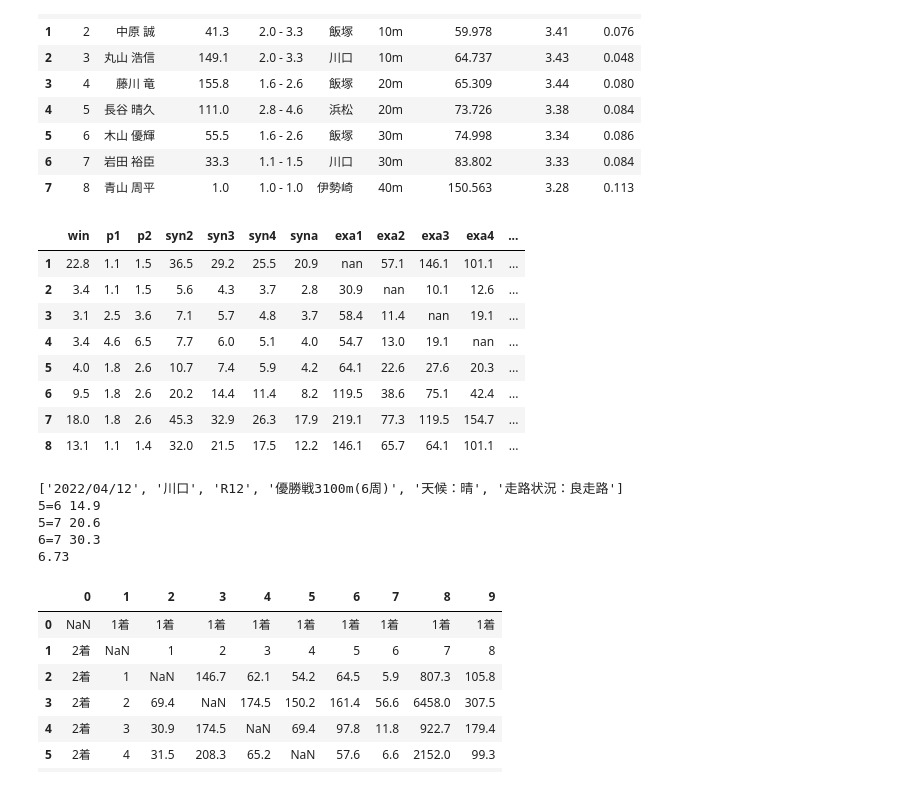
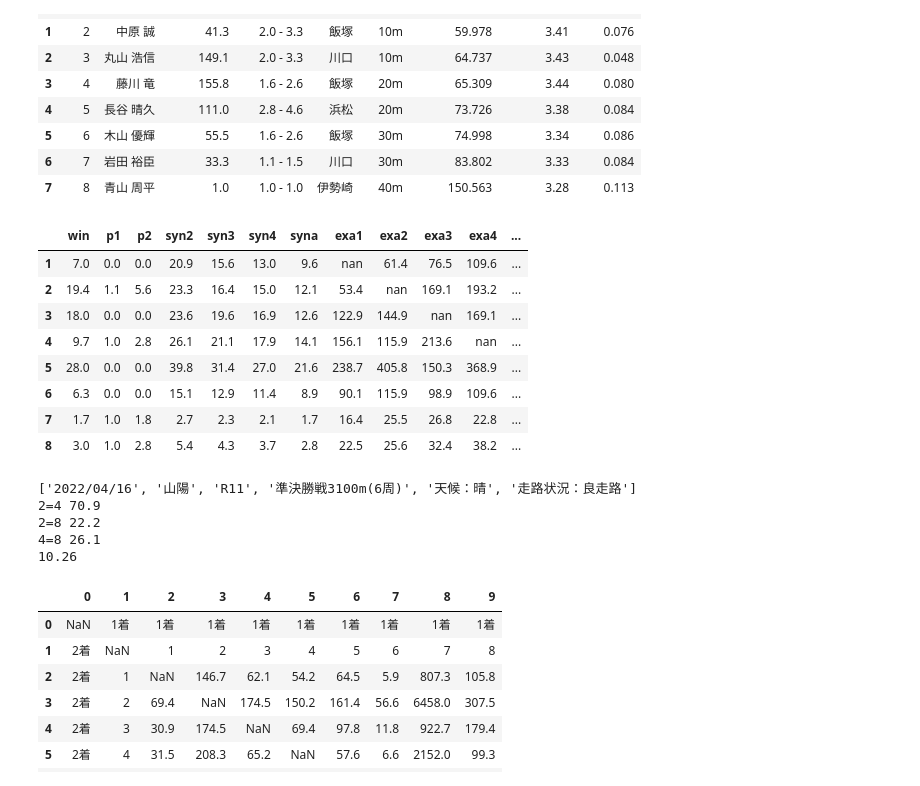
Before and after one commit to justgetwet/pygameauto, a Jupyter notebook: Untitled.ipynb, the cells around one changed output. Cells and saved outputs as stored; diff of their text form; code cells hidden in the pictures.

```diff
--- a/Untitled.ipynb
+++ b/Untitled.ipynb
@@ -35,24 +35,24 @@ race[2][0][0]
 | 6 | 7 | 岩田 裕臣 | 33.3 | 1.1 - 1.5 | 川口 | 30m | 83.802 | 3.33 | 0.084 |
 | 7 | 8 | 青山 周平 | 1.0 | 1.0 - 1.0 | 伊勢崎 | 40m | 150.563 | 3.28 | 0.113 |
 # %%
-dt, place, r = "20220412", "川口", 12
+dt, place, r = "20220416", "山陽", 11
 race = onerace(dt, place, str(r))
 df = oddswin(race)
 cmap = sns.color_palette("ch:s=-.25,rot=.25", as_cmap=True)
 df.style.background_gradient(cmap=cmap).set_precision(1)
 # %% [output]
 |  | win | p1 | p2 | syn2 | syn3 | syn4 | syna | exa1 | exa2 | exa3 | exa4 | ... |
-| 1 | 22.8 | 1.1 | 1.5 | 36.5 | 29.2 | 25.5 | 20.9 | nan | 57.1 | 146.1 | 101.1 | ... |
-| 2 | 3.4 | 1.1 | 1.5 | 5.6 | 4.3 | 3.7 | 2.8 | 30.9 | nan | 10.1 | 12.6 | ... |
-| 3 | 3.1 | 2.5 | 3.6 | 7.1 | 5.7 | 4.8 | 3.7 | 58.4 | 11.4 | nan | 19.1 | ... |
-| 4 | 3.4 | 4.6 | 6.5 | 7.7 | 6.0 | 5.1 | 4.0 | 54.7 | 13.0 | 19.1 | nan | ... |
-| 5 | 4.0 | 1.8 | 2.6 | 10.7 | 7.4 | 5.9 | 4.2 | 64.1 | 22.6 | 27.6 | 20.3 | ... |
-| 6 | 9.5 | 1.8 | 2.6 | 20.2 | 14.4 | 11.4 | 8.2 | 119.5 | 38.6 | 75.1 | 42.4 | ... |
-| 7 | 18.0 | 1.8 | 2.6 | 45.3 | 32.9 | 26.3 | 17.9 | 219.1 | 77.3 | 119.5 | 154.7 | ... |
-| 8 | 13.1 | 1.1 | 1.4 | 32.0 | 21.5 | 17.5 | 12.2 | 146.1 | 65.7 | 64.1 | 101.1 | ... |
+| 1 | 7.0 | 0.0 | 0.0 | 20.9 | 15.6 | 13.0 | 9.6 | nan | 61.4 | 76.5 | 109.6 | ... |
+| 2 | 19.4 | 1.1 | 5.6 | 23.3 | 16.4 | 15.0 | 12.1 | 53.4 | nan | 169.1 | 193.2 | ... |
+| 3 | 18.0 | 0.0 | 0.0 | 23.6 | 19.6 | 16.9 | 12.6 | 122.9 | 144.9 | nan | 169.1 | ... |
+| 4 | 9.7 | 1.0 | 2.8 | 26.1 | 21.1 | 17.9 | 14.1 | 156.1 | 115.9 | 213.6 | nan | ... |
+| 5 | 28.0 | 0.0 | 0.0 | 39.8 | 31.4 | 27.0 | 21.6 | 238.7 | 405.8 | 150.3 | 368.9 | ... |
+| 6 | 6.3 | 0.0 | 0.0 | 15.1 | 12.9 | 11.4 | 8.9 | 90.1 | 115.9 | 98.9 | 109.6 | ... |
+| 7 | 1.7 | 1.0 | 1.8 | 2.7 | 2.3 | 2.1 | 1.7 | 16.4 | 25.5 | 26.8 | 22.8 | ... |
+| 8 | 3.0 | 1.0 | 2.8 | 5.4 | 4.3 | 3.7 | 2.8 | 22.5 | 25.6 | 32.4 | 38.2 | ... |
 # %%
 odds_d = odds_dict(dt, place, r)
-box = 5, 6, 7
+box = 2, 4, 8
 cnb = [(0, 1), (0, 2), (1, 2)]
 bets = [str(box[a]) + "=" + str(box[b]) for a, b in cnb]
 odds_l = []
@@ -64,11 +64,11 @@ for bet in bets:
 gosei = 1/np.sum(1/np.array(odds_l))
 print(round(gosei, 2))
 # %% [output]
-['2022/04/12', '川口', 'R12', '優勝戦3100m(6周)', '天候：晴', '走路状況：良走路']
-5=6 14.9
-5=7 20.6
-6=7 30.3
-6.73
+['2022/04/16', '山陽', 'R11', '準決勝戦3100m(6周)', '天候：晴', '走路状況：良走路']
+2=4 70.9
+2=8 22.2
+4=8 26.1
+10.26
 # %%
 exacta_df = race[2][2][2]
 exacta_df
```
Also changed, not shown: 2 other files.
